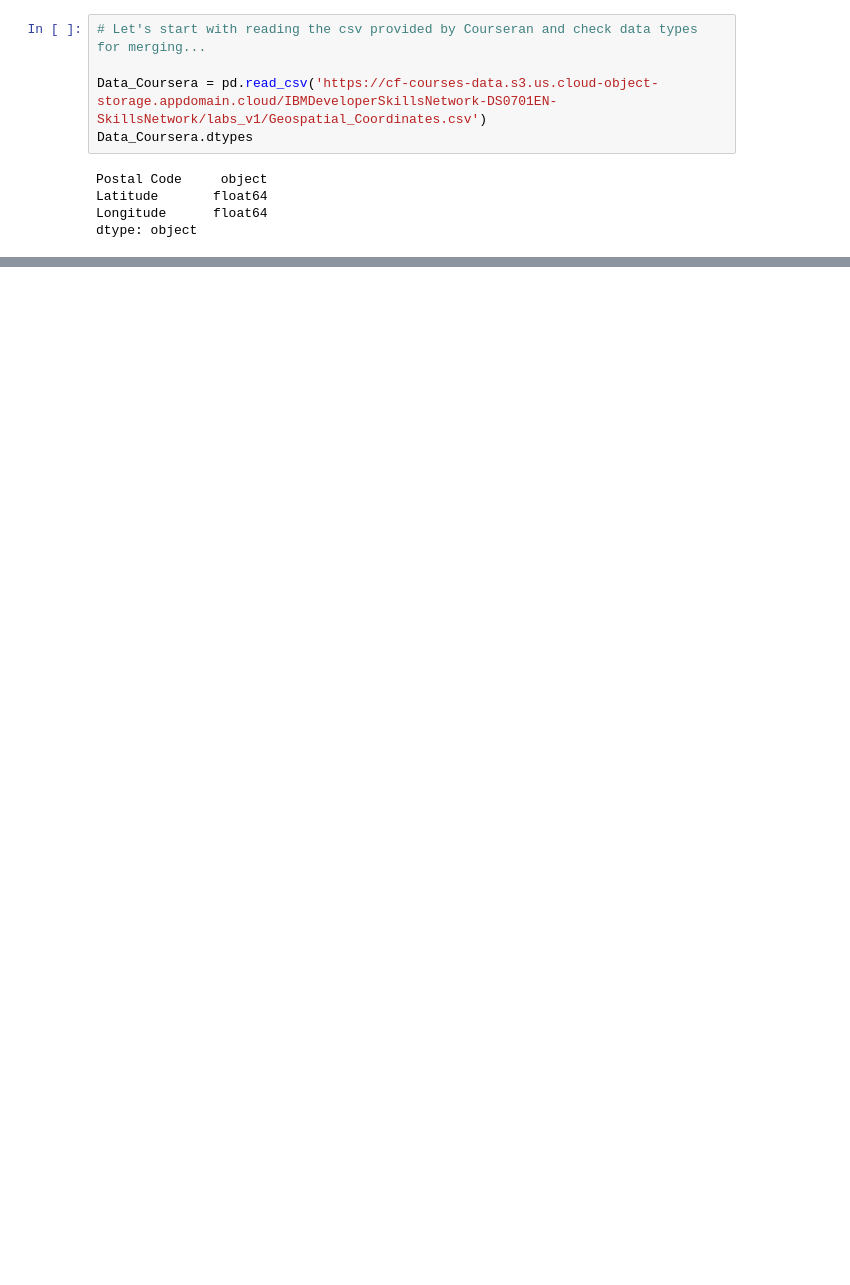
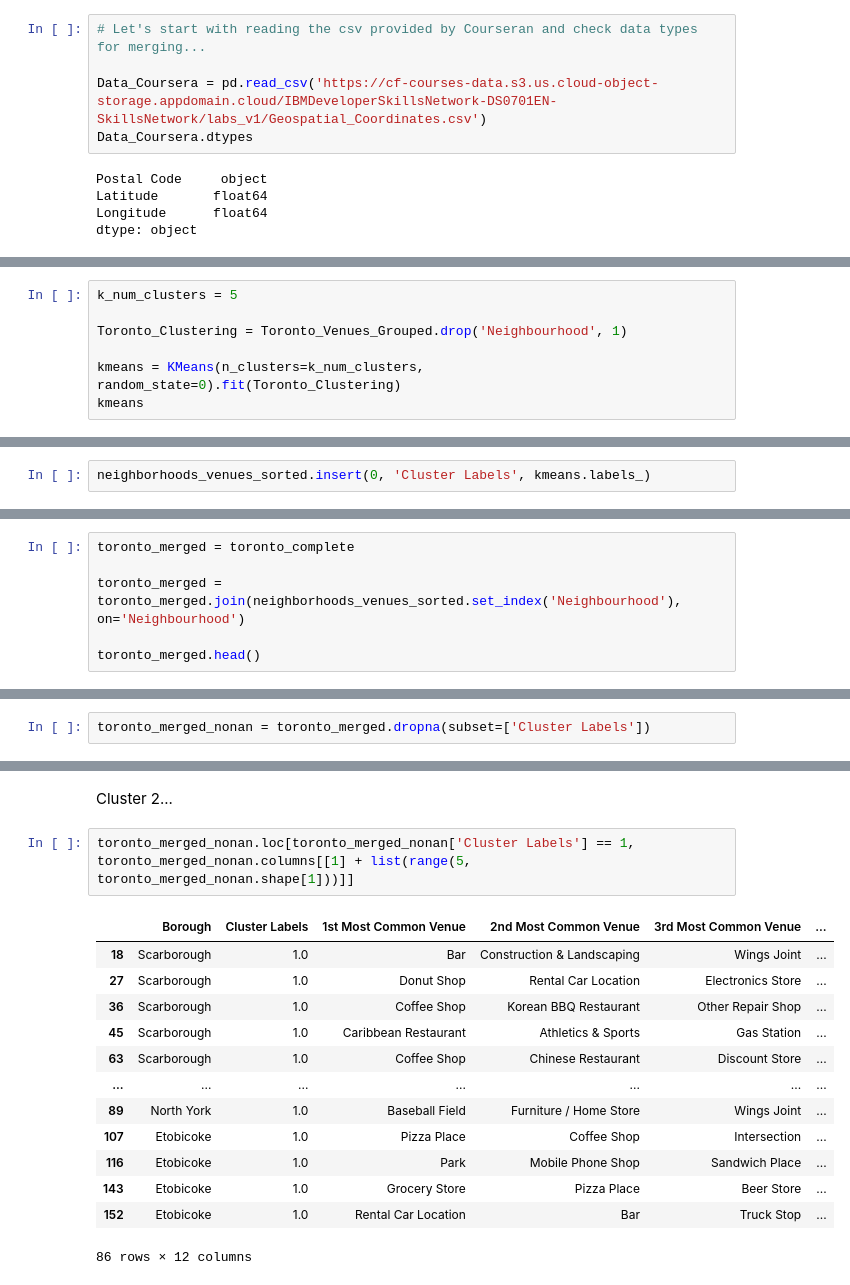
Before and after one commit to renekluijtmans/Coursera_Capstone, a Jupyter notebook: Segmenting and Clustering Neighborhoods in Toronto.ipynb, the cells around one changed output, grey strips where cells are left out. Cells and saved outputs as stored; diff of their text form; blank space fills up the shorter version.

```diff
--- a/Segmenting and Clustering Neighborhoods in Toronto.ipynb
+++ b/Segmenting and Clustering Neighborhoods in Toronto.ipynb
@@ -174,0 +436,7 @@ toronto_complete
+# %%
+k_num_clusters = 5
+
+Toronto_Clustering = Toronto_Venues_Grouped.drop('Neighbourhood', 1)
+
+kmeans = KMeans(n_clusters=k_num_clusters, random_state=0).fit(Toronto_Clustering)
+kmeans
@@ -174,0 +459,2 @@ toronto_complete
+# %%
+neighborhoods_venues_sorted.insert(0, 'Cluster Labels', kmeans.labels_)
@@ -174,0 +463,6 @@ toronto_complete
+# %%
+toronto_merged = toronto_complete
+
+toronto_merged = toronto_merged.join(neighborhoods_venues_sorted.set_index('Neighbourhood'), on='Neighbourhood')
+
+toronto_merged.head()
@@ -174,0 +478,2 @@ toronto_complete
+# %%
+toronto_merged_nonan = toronto_merged.dropna(subset=['Cluster Labels'])
@@ -174,0 +518,18 @@ toronto_complete
+# %% [markdown]
+Cluster 2...
+# %%
+toronto_merged_nonan.loc[toronto_merged_nonan['Cluster Labels'] == 1, toronto_merged_nonan.columns[[1] + list(range(5, toronto_merged_nonan.shape[1]))]]
+# %% [output]
+|  | Borough | Cluster Labels | 1st Most Common Venue | 2nd Most Common Venue | 3rd Most Common Venue | ... |
+| 18 | Scarborough | 1.0 | Bar | Construction & Landscaping | Wings Joint | ... |
+| 27 | Scarborough | 1.0 | Donut Shop | Rental Car Location | Electronics Store | ... |
+| 36 | Scarborough | 1.0 | Coffee Shop | Korean BBQ Restaurant | Other Repair Shop | ... |
+| 45 | Scarborough | 1.0 | Caribbean Restaurant | Athletics & Sports | Gas Station | ... |
+| 63 | Scarborough | 1.0 | Coffee Shop | Chinese Restaurant | Discount Store | ... |
+| ... | ... | ... | ... | ... | ... | ... |
+| 89 | North York | 1.0 | Baseball Field | Furniture / Home Store | Wings Joint | ... |
+| 107 | Etobicoke | 1.0 | Pizza Place | Coffee Shop | Intersection | ... |
+| 116 | Etobicoke | 1.0 | Park | Mobile Phone Shop | Sandwich Place | ... |
+| 143 | Etobicoke | 1.0 | Grocery Store | Pizza Place | Beer Store | ... |
+| 152 | Etobicoke | 1.0 | Rental Car Location | Bar | Truck Stop | ... |
+86 rows × 12 columns
```
Also changed, not shown: parts of 78 cells of this notebook.
